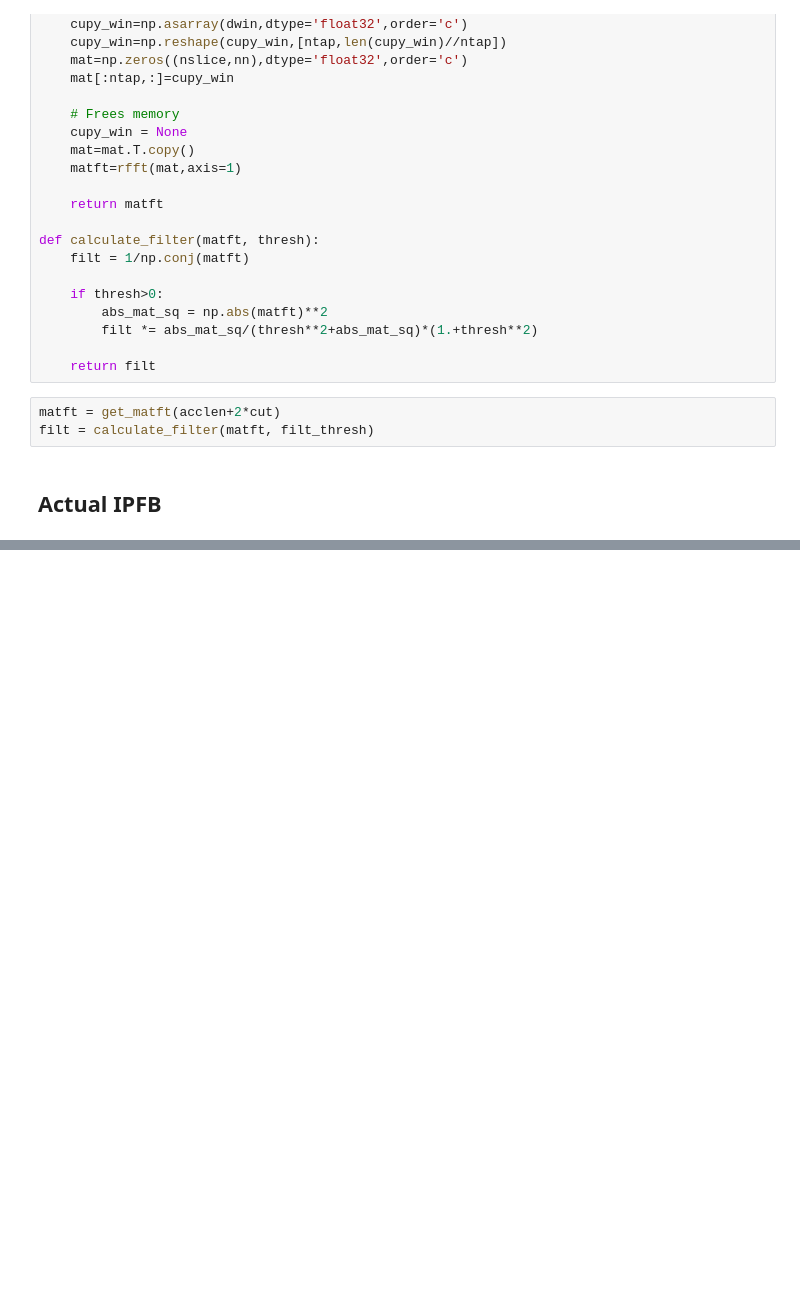
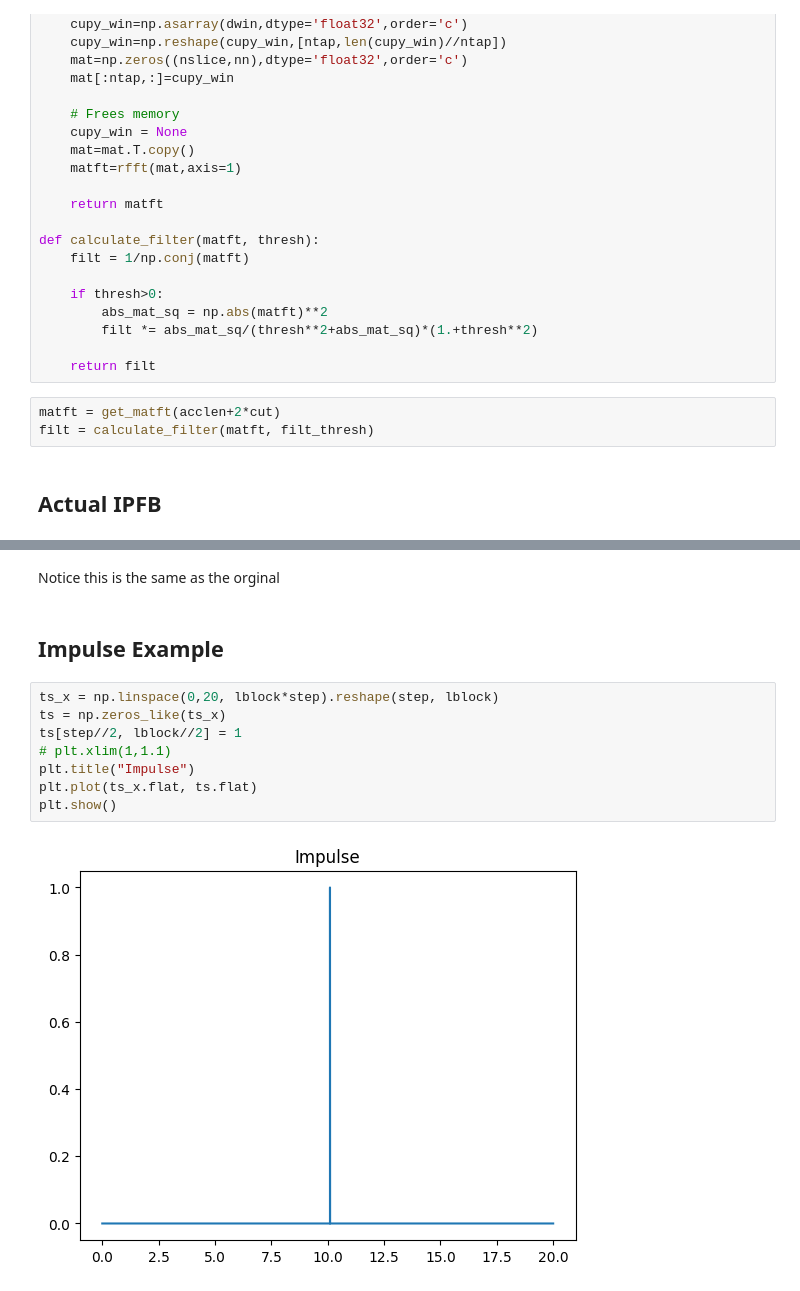
Before and after one commit to PhilJ0ly/ALBATROS_axion_search, a Jupyter notebook: Jupyter/PFB_algo.ipynb, the cells around one changed output, grey strips where cells are left out. Drawn from its saved outputs; the diff is of its cells as text; blank space fills up the shorter version.

```diff
--- a/Jupyter/PFB_algo.ipynb
+++ b/Jupyter/PFB_algo.ipynb
@@ -141,0 +148,14 @@ IndexError: tuple index out of range
+# %% [markdown]
+Notice this is the same as the orginal
+# %% [markdown]
+## Impulse Example
+# %%
+ts_x = np.linspace(0,20, lblock*step).reshape(step, lblock)
+ts = np.zeros_like(ts_x)
+ts[step//2, lblock//2] = 1
+# plt.xlim(1,1.1)
+plt.title("Impulse")
+plt.plot(ts_x.flat, ts.flat)
+plt.show()
+# %% [output]
+[figure, added]
```
Also changed, not shown: parts of 11 cells of this notebook, 13 other files.
